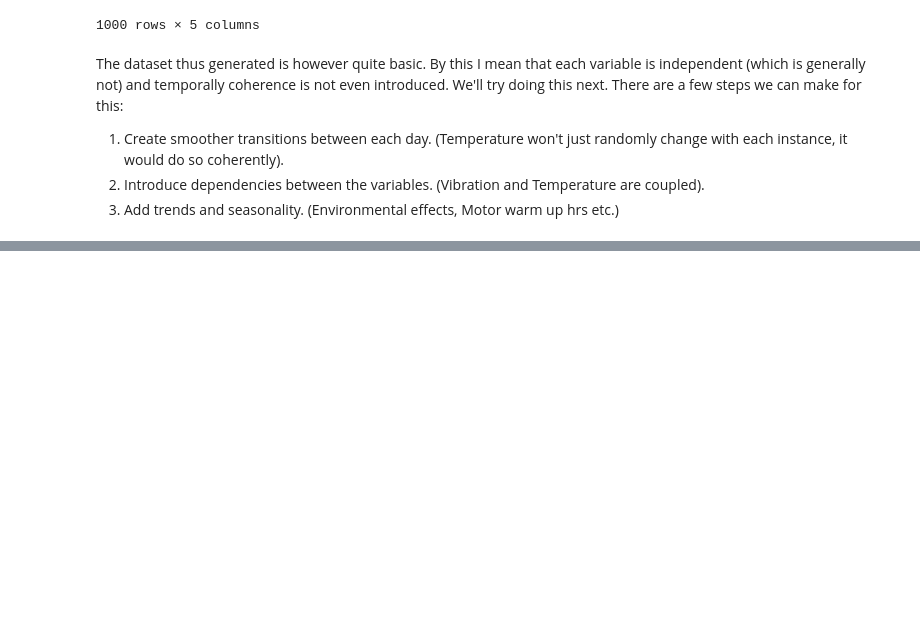
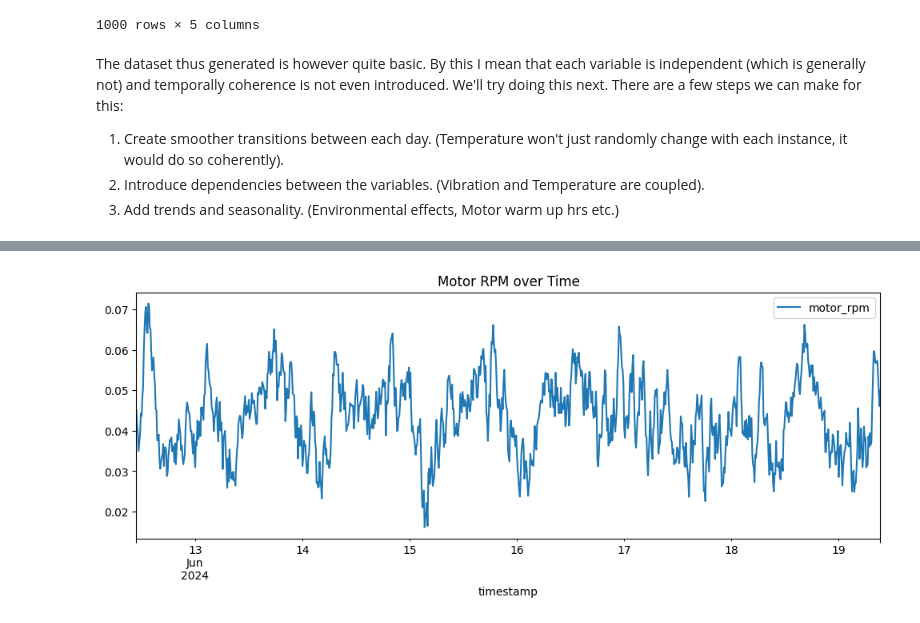
Before and after one commit to suu-b/Snowflake, a Jupyter notebook: synthetic_data_gen/main.ipynb, the cells around one changed output, grey strips where cells are left out. Drawn from its saved outputs; the diff is of its cells as text; code cells hidden in the pictures; blank space fills up the shorter version.

Commit message:
normal data creation

```diff
--- a/synthetic_data_gen/main.ipynb
+++ b/synthetic_data_gen/main.ipynb
@@ -89,0 +154,37 @@ The dataset thus generated is however quite basic. By this I mean that each vari
+# %%
+df.drop(columns=df.columns, inplace=True)
+
+df['timestamp'] = timestamps
+
+# RPM
+# First, rpm_t = rpm_{t-1} + small_adjustment [Inertia with gaussian noise]
+# Second, rpm_t = baseline + seasonal_effect + trend [Seasonality]
+# Third, rpm_t = rpm_{t-1} + control_strength × (target_rpm_t − rpm_{t-1}) + noise
+
+
+motor_rpm = np.zeros(num_records)
+
+base_rpm = 0.045
+motor_rpm[0] = 0.045
+
+# Parameters
+rpm_noise_std = 0.004
+control_strength = 0.1
+seasonal_amplitude = 0.004
+seasonal_period = 144 # 24*7 -> daily cycle
+
+
+
+for t in range(1, num_records):
+    seasonal_effect = seasonal_amplitude * np.sin(2 * np.pi * t / seasonal_period)
+    target_rpm = base_rpm + seasonal_effect
+
+    motor_rpm[t] = motor_rpm[t-1] + control_strength * (target_rpm - motor_rpm[t-1]) + np.random.normal(0, rpm_noise_std)
+
+
+df['motor_rpm'] = motor_rpm
+# %%
+df.plot(x='timestamp', y='motor_rpm', title='Motor RPM over Time', figsize=(12, 4))
+plt.show() # Without gaussian noise it was a nice smooth sine wave
+# %% [output]
+[figure, added]
```
Also changed, not shown: parts of 10 cells of this notebook.
